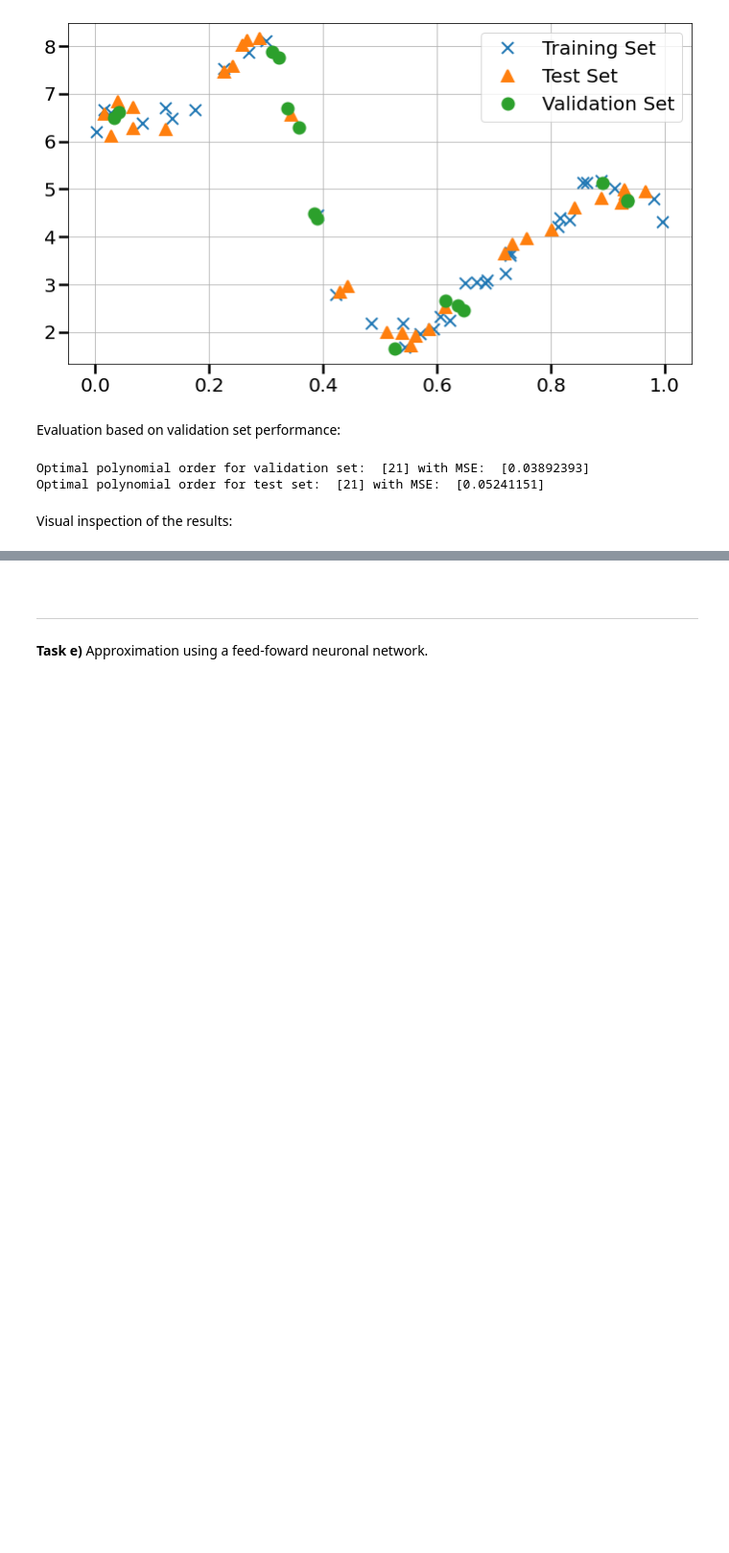
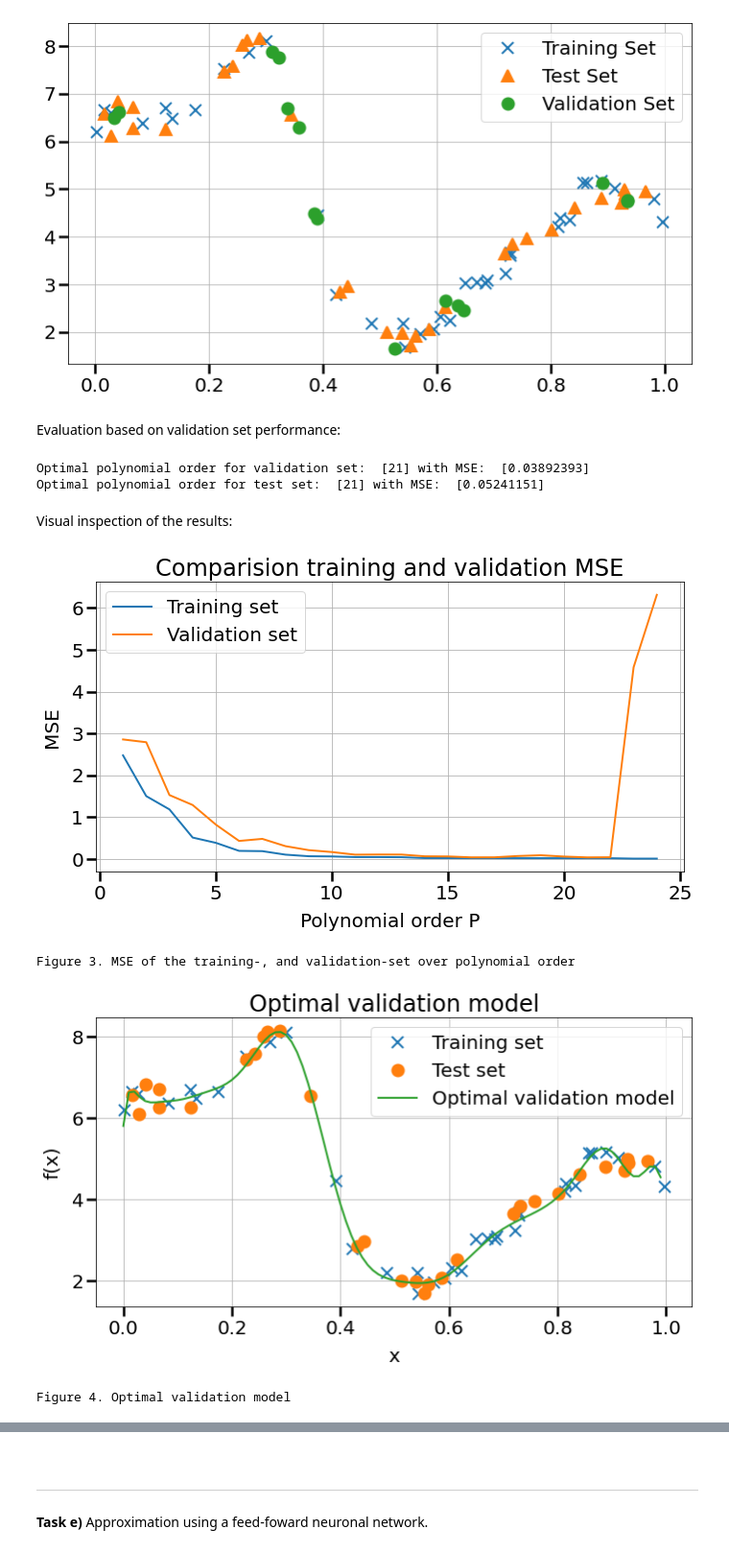
Before and after one commit to FelixSto/NSP_Assignments, a Jupyter notebook: notebooks/assignments/1-1-system-identification.ipynb, the cells around one changed output, grey strips where cells are left out. Shown: that part at 96% size. Cells and saved outputs as stored; diff of their text form; code cells hidden in the pictures; blank space fills up the shorter version.

```diff
--- a/notebooks/assignments/1-1-system-identification.ipynb
+++ b/notebooks/assignments/1-1-system-identification.ipynb
@@ -251,35 +253,40 @@ Visual inspection of the results:
 # %%
 #Plot the training and validation MSE curve
 
-#Plotting uncommented as the figures are included in the markdown cells!
+plt.close('all')
+plt.figure(figsize=(10,6))
+plt.plot(np.arange(1,P_max),residuals_train, label='Training set')
+plt.plot(np.arange(1,P_max), residuals_validation, label='Validation set')
+plt.xlabel('Polynomial order P')
+plt.ylabel('MSE')
+plt.title('Comparision training and validation MSE')
+plt.legend()
+plt.tight_layout()
+plt.grid()
+plt.show()
 
-#plt.close('all')
-#plt.figure(figsize=(10,6))
-#plt.plot(np.arange(1,P_max),residuals_train, label='Training set')
-#plt.plot(np.arange(1,P_max), residuals_validation, label='Validation set')
-#plt.xlabel('Polynomial order P')
-#plt.ylabel('MSE')
-#plt.title('Comparision training and validation MSE')
-#plt.legend()
-#plt.tight_layout()
-#plt.grid()
-#plt.show()
+disp('Figure 3. MSE of the training-, and validation-set over polynomial order')
 
 #Plot of the optimal model based on test set
-
-#Plotting uncommented as the figures are included in the markdown cells!
 
 x_eval = np.arange(0,1,0.01)
 y_opt_model = PolyModelEval(validation_min[0]+1, x_train2, y_train2, x_eval)
 
-#plt.figure(figsize=(10,6))
-#plt.plot(x_train2, y_train2, 'x', label='Training set')
-#plt.plot(x_test, y_test, 'o', label='Test set')
-#plt.plot(x_eval, y_opt_model, label='Optimal validation model')
-#plt.xlabel('x')
-#plt.ylabel('f(x)')
-#plt.title('Optimal validation model')
-#plt.legend()
-#plt.grid()
-#plt.tight_layout()
-#plt.show()
+plt.figure(figsize=(10,6))
+plt.plot(x_train2, y_train2, 'x', label='Training set')
+plt.plot(x_test, y_test, 'o', label='Test set')
+plt.plot(x_eval, y_opt_model, label='Optimal validation model')
+plt.xlabel('x')
+plt.ylabel('f(x)')
+plt.title('Optimal validation model')
+plt.legend()
+plt.grid()
+plt.tight_layout()
+plt.show()
+
+disp('Figure 4. Optimal validation model')
+# %% [output]
+[figure, added]
+Figure 3. MSE of the training-, and validation-set over polynomial order
+[figure, added]
+Figure 4. Optimal validation model
```
Also changed, not shown: parts of 17 cells of this notebook.
